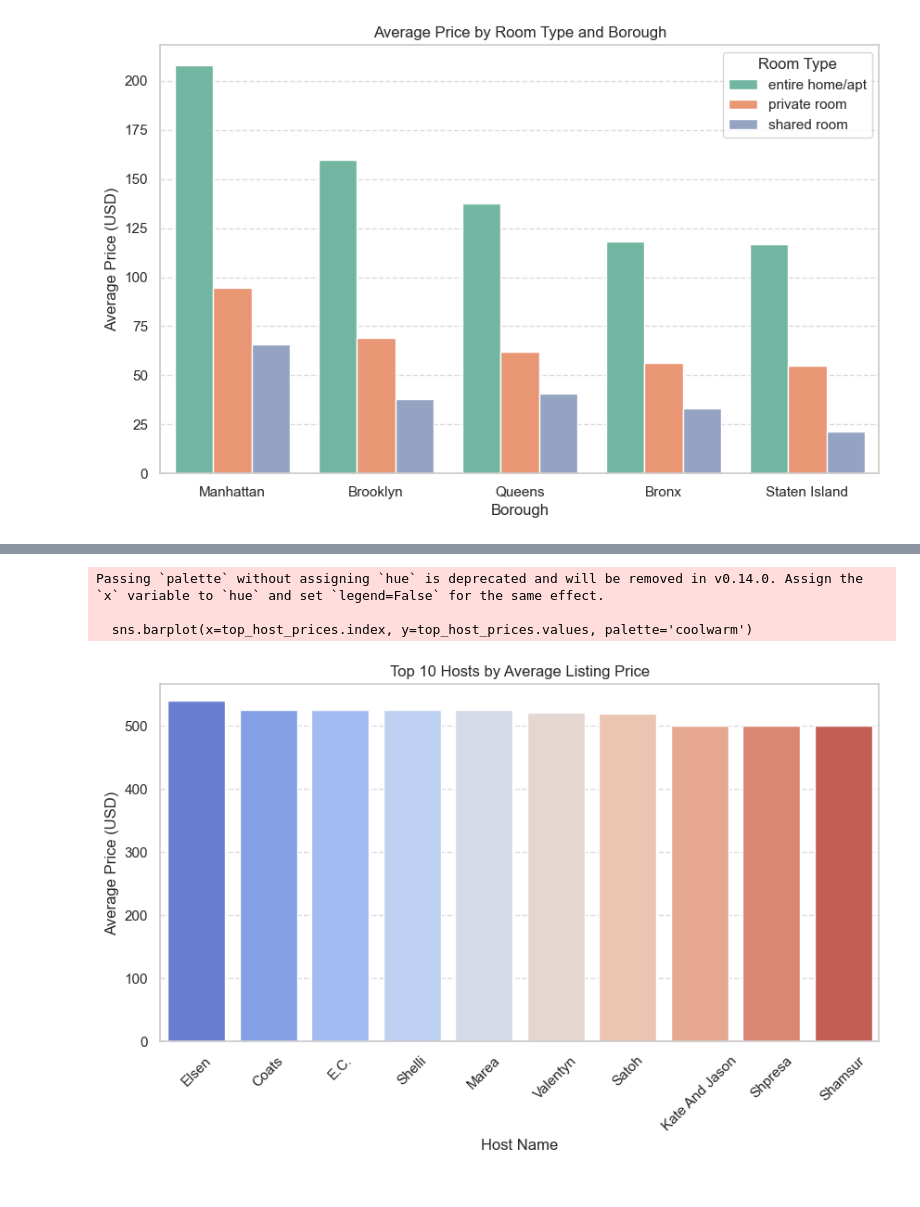
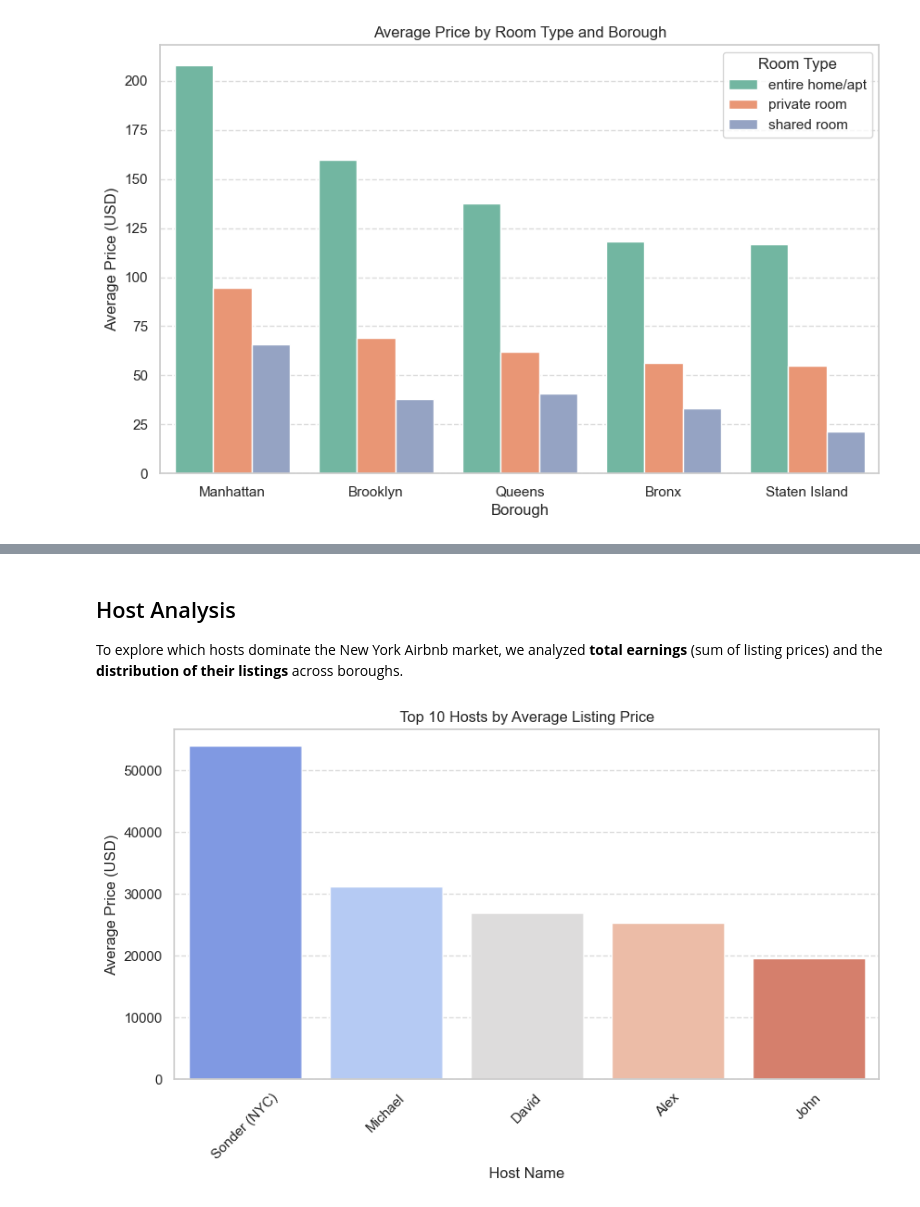
Before and after one commit to phantiraSea/data_practice, a Jupyter notebook: practice_airbnb.ipynb, the cells around one changed output, grey strips where cells are left out. Saved outputs shown, nothing was run; the diff lists cells and outputs as text; code cells hidden in the pictures.

Commit message:
[DATA_2] Improve airbnb code

```diff
--- a/practice_airbnb.ipynb
+++ b/practice_airbnb.ipynb
@@ -557,7 +651,4 @@ Name: price, dtype: float64
 # %%
-# Extract borough (first part before the comma in nbhood_full)
-airbnb_clean['borough'] = airbnb_clean['nbhood_full'].apply(lambda x: x.split(',')[0])
-
 plt.figure(figsize=(10,6))
 sns.barplot(data=airbnb_clean, x='borough', y='price', hue='room_type', ci=None, palette='Set2')
 plt.title('Average Price by Room Type and Borough')
@@ -598,21 +712,30 @@ Name: count, dtype: int64
+# %% [markdown]
+## Host Analysis
+
+To explore which hosts dominate the New York Airbnb market, we analyzed **total earnings** (sum of listing prices) and the **distribution of their listings** across boroughs.
 # %%
+# Host Earning Estimation
 top_host_prices = (
     airbnb_clean.groupby('host_name')['price']
-    .mean()
+    .sum()
     .sort_values(ascending=False)
-    .head(10)
+    .head()
 )
 
 plt.figure(figsize=(10,5))
-sns.barplot(x=top_host_prices.index, y=top_host_prices.values, palette='coolwarm')
+sns.barplot(
+    x=top_host_prices.index,
+    y=top_host_prices.values,
+    hue=top_host_prices.index,
+    palette='coolwarm',
+    legend=False,
+    errorbar=None
+)
 plt.title('Top 10 Hosts by Average Listing Price')
 plt.ylabel('Average Price (USD)')
 plt.xlabel('Host Name')
 plt.xticks(rotation=45)
 plt.grid(axis='y', linestyle='--', alpha=0.7)
 plt.show()
 # %% [output]
-Passing `palette` without assigning `hue` is deprecated and will be removed in v0.14.0. Assign the `x` variable to `hue` and set `legend=False` for the same effect.
-
-  sns.barplot(x=top_host_prices.index, y=top_host_prices.values, palette='coolwarm')
-[figure, old version]
+[figure, new version]
```
Also changed, not shown: parts of 43 cells of this notebook.
